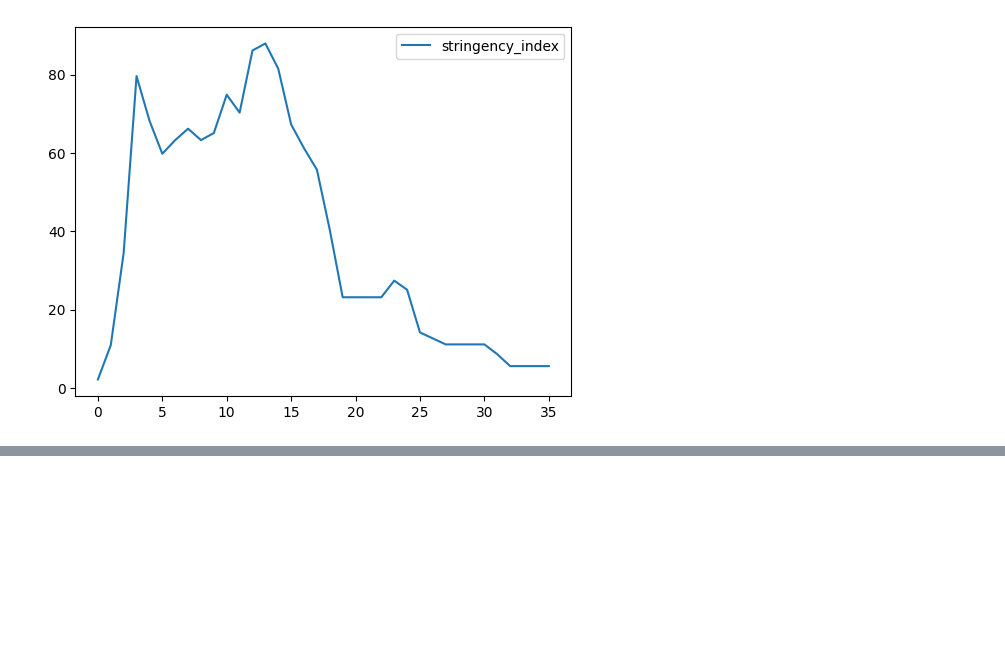
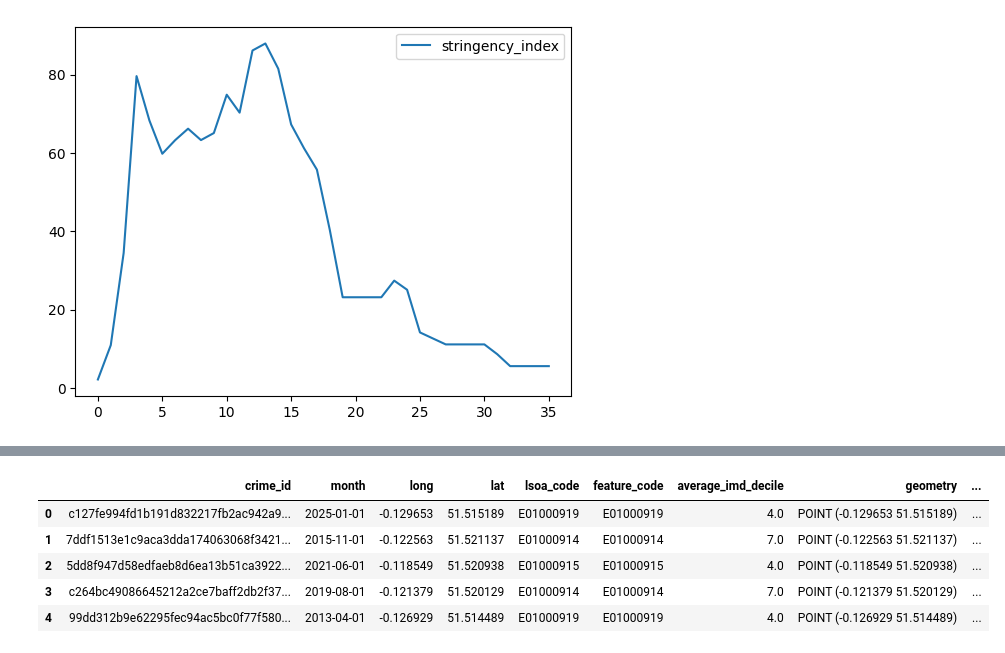
Before and after one commit to MilesDidden/Multi.-CBL-Group-04, a Jupyter notebook: Exploring_data_Miles.ipynb, the cells around one changed output, grey strips where cells are left out. Cells and saved outputs as stored; diff of their text form; code cells hidden in the pictures; blank space fills up the shorter version.

```diff
--- a/Exploring_data_Miles.ipynb
+++ b/Exploring_data_Miles.ipynb
@@ -257,0 +296,10 @@ len(temp)
+# %%
+df2 = df.sample(718).reset_index(drop=True)
+df2.head()
+# %% [output]
+|  | crime_id | month | long | lat | lsoa_code | feature_code | average_imd_decile | geometry | ... |
+| 0 | c127fe994fd1b191d832217fb2ac942a9... | 2025-01-01 | -0.129653 | 51.515189 | E01000919 | E01000919 | 4.0 | POINT (-0.129653 51.515189) | ... |
+| 1 | 7ddf1513e1c9aca3dda174063068f3421... | 2015-11-01 | -0.122563 | 51.521137 | E01000914 | E01000914 | 7.0 | POINT (-0.122563 51.521137) | ... |
+| 2 | 5dd8f947d58edfaeb8d6ea13b51ca3922... | 2021-06-01 | -0.118549 | 51.520938 | E01000915 | E01000915 | 4.0 | POINT (-0.118549 51.520938) | ... |
+| 3 | c264bc49086645212a2ce7baff2db2f37... | 2019-08-01 | -0.121379 | 51.520129 | E01000914 | E01000914 | 7.0 | POINT (-0.121379 51.520129) | ... |
+| 4 | 99dd312b9e62295fec94ac5bc0f77f580... | 2013-04-01 | -0.126929 | 51.514489 | E01000919 | E01000919 | 4.0 | POINT (-0.126929 51.514489) | ... |
```
Also changed, not shown: parts of 8 cells of this notebook, 3 other files.
